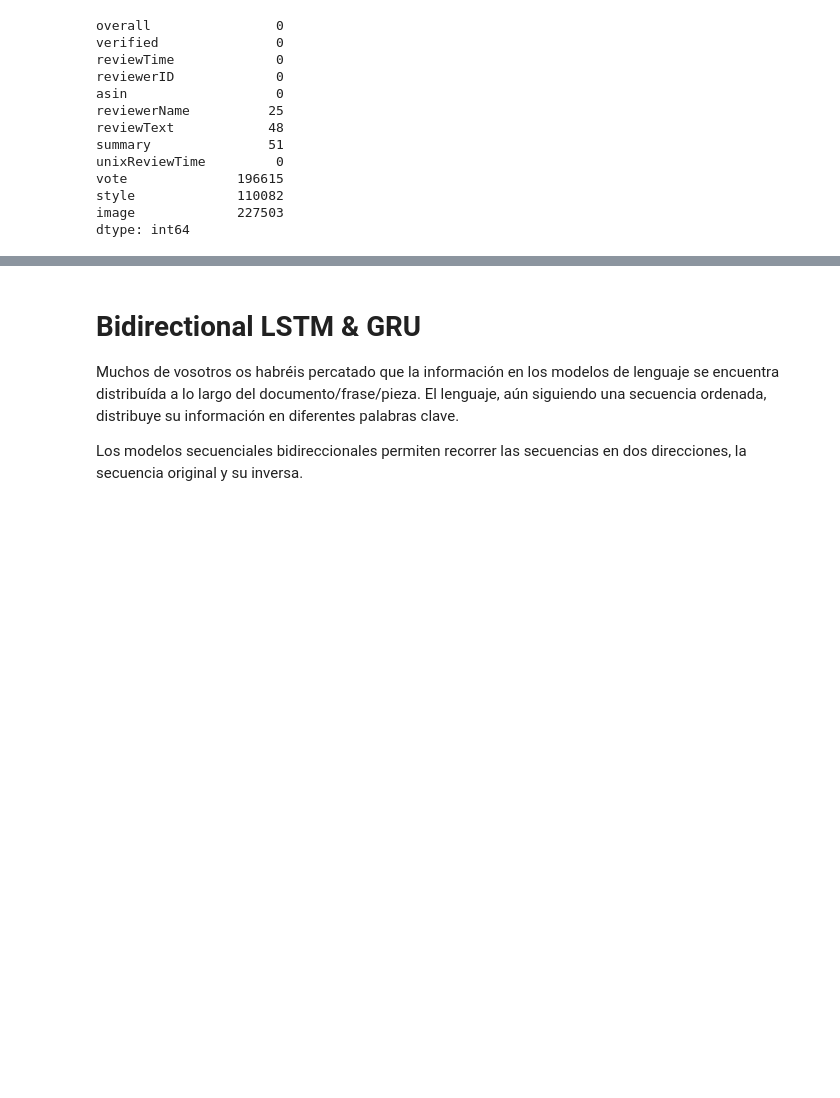
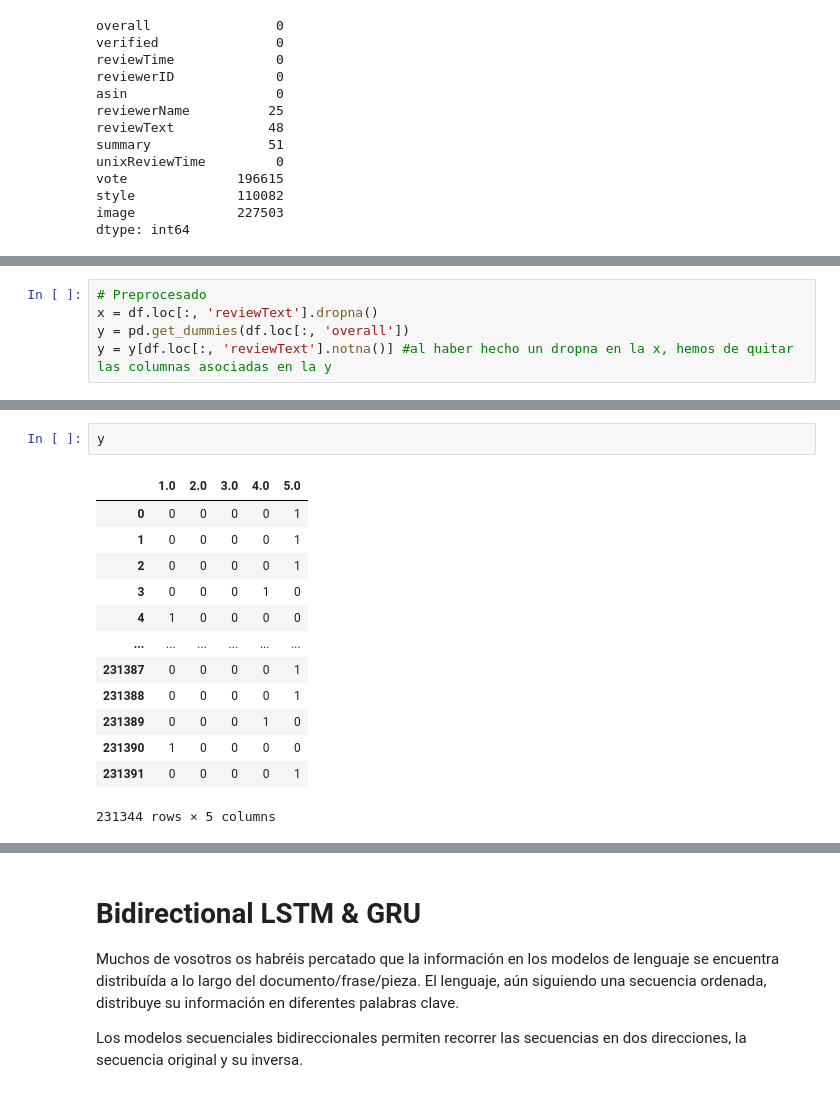
Before and after one commit to vicentcamison/idal_ia3, a Jupyter notebook: 5 Procesado del lenguaje natural/Sesion 4/2_modelos_secuenciales.ipynb, the cells around one changed output, grey strips where cells are left out. Drawn from its saved outputs; the diff is of its cells as text; blank space fills up the shorter version.

```diff
--- a/5 Procesado del lenguaje natural/Sesion 4/2_modelos_secuenciales.ipynb
+++ b/5 Procesado del lenguaje natural/Sesion 4/2_modelos_secuenciales.ipynb
@@ -257,0 +299,5 @@ dtype: int64
+# %%
+# Preprocesado
+x = df.loc[:, 'reviewText'].dropna()
+y = pd.get_dummies(df.loc[:, 'overall'])
+y = y[df.loc[:, 'reviewText'].notna()] #al haber hecho un dropna en la x, hemos de quitar las columnas asociadas en la y
@@ -257,0 +308,16 @@ dtype: int64
+# %%
+y
+# %% [output]
+|  | 1.0 | 2.0 | 3.0 | 4.0 | 5.0 |
+| 0 | 0 | 0 | 0 | 0 | 1 |
+| 1 | 0 | 0 | 0 | 0 | 1 |
+| 2 | 0 | 0 | 0 | 0 | 1 |
+| 3 | 0 | 0 | 0 | 1 | 0 |
+| 4 | 1 | 0 | 0 | 0 | 0 |
+| ... | ... | ... | ... | ... | ... |
+| 231387 | 0 | 0 | 0 | 0 | 1 |
+| 231388 | 0 | 0 | 0 | 0 | 1 |
+| 231389 | 0 | 0 | 0 | 1 | 0 |
+| 231390 | 1 | 0 | 0 | 0 | 0 |
+| 231391 | 0 | 0 | 0 | 0 | 1 |
+231344 rows × 5 columns
```
Also changed, not shown: parts of 23 cells of this notebook.
